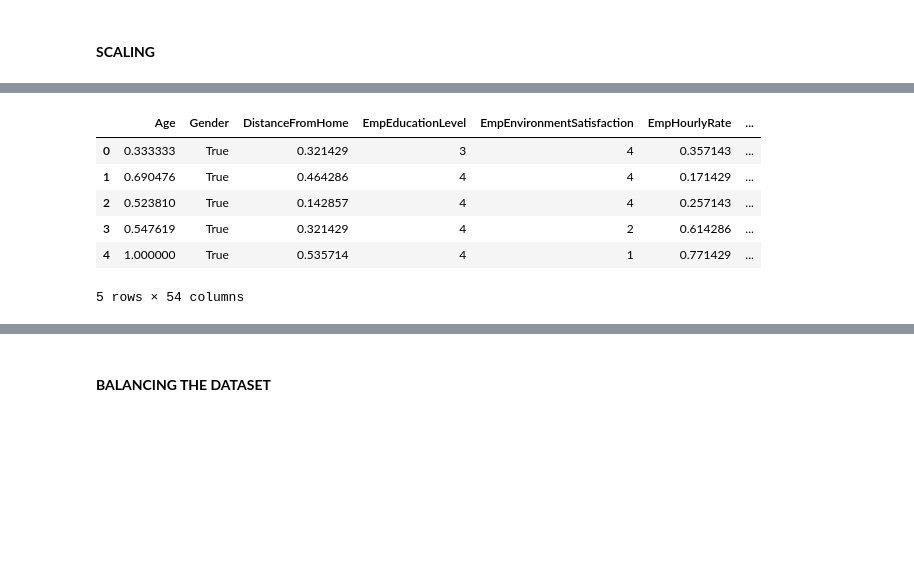
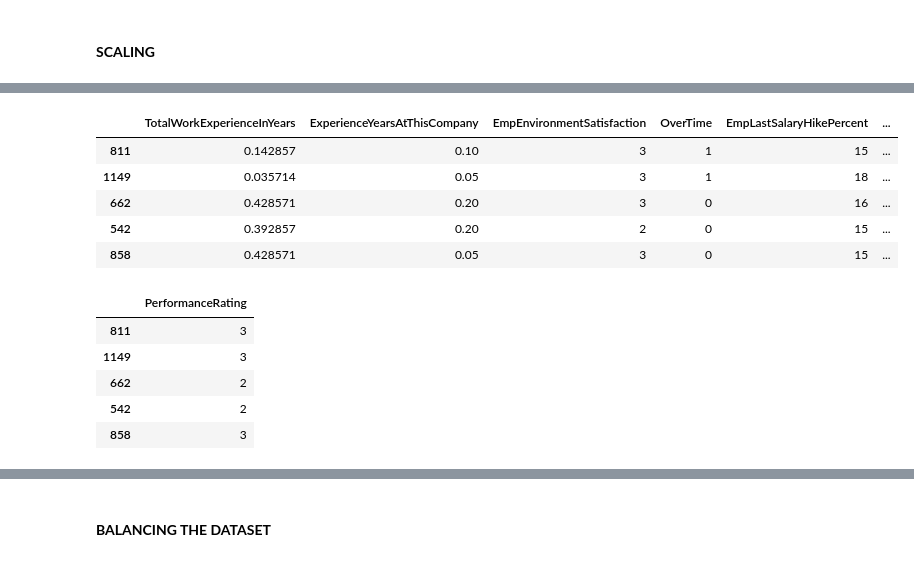
Before and after one commit to shanusaras/Employees_performance_analysis, a Jupyter notebook: src/models/train_model.ipynb, the cells around one changed output, grey strips where cells are left out. Drawn from its saved outputs; the diff is of its cells as text; code cells hidden in the pictures; blank space fills up the shorter version.

```diff
--- a/src/models/train_model.ipynb
+++ b/src/models/train_model.ipynb
@@ -186,0 +285,9 @@ ANOVA RESULTS:
+# %%
+# data_fs--> data after feature selection
+
+data_fs= data1[['TotalWorkExperienceInYears', 'ExperienceYearsAtThisCompany', 'EmpEnvironmentSatisfaction', 'OverTime', 'EmpLastSalaryHikePercent',
+                'EmpWorkLifeBalance', 'ExperienceYearsInCurrentRole', 'YearsSinceLastPromotion', 'YearsWithCurrManager', 'EducationBackground_Other',
+                'EmpDepartment_Development', 'EmpDepartment_Finance', 'EmpDepartment_Sales', 'EmpJobRole_Developer', 'EmpJobRole_Finance Manager',
+                'EmpJobRole_Manager', 'EmpJobRole_Research Scientist', 'EmpJobRole_Sales Executive', 'PerformanceRating']]
+
+data_fs.head()
@@ -187,9 +308,9 @@ ANOVA RESULTS:
 # %% [markdown]
 #### **SCALING**
 # %%
-# creaating a copy of encoded_data for scaling
+# creaating a copy of data_fs for scaling
 # mm_scaled_data-->MinMax scaled data
 
-mm_scaled_data= encoded_data.copy()
+mm_scaled_data= data_fs.copy()
 mm_scaled_data.head()
 # %% [output]
@@ -213,14 +357,25 @@ Index(['Age', 'DistanceFromHome', 'EmpHourlyRate',
 
 from sklearn.preprocessing import MinMaxScaler
 scaling= MinMaxScaler()
-mm_scaled_data[['Age','DistanceFromHome', 'EmpHourlyRate', 'TotalWorkExperienceInYears', 'ExperienceYearsAtThisCompany']]= scaling.fit_transform(mm_scaled_data[['Age', 'DistanceFromHome', 'EmpHourlyRate', 'TotalWorkExperienceInYears', 'ExperienceYearsAtThisCompany']])
+X_train[['TotalWorkExperienceInYears', 'ExperienceYearsAtThisCompany']]= scaling.fit_transform(X_train[['TotalWorkExperienceInYears', 'ExperienceYearsAtThisCompany']])
+X_test[['TotalWorkExperienceInYears', 'ExperienceYearsAtThisCompany']]= scaling.transform(X_test[['TotalWorkExperienceInYears', 'ExperienceYearsAtThisCompany']])
 # %%
-mm_scaled_data.head()
+X_test.head()
 # %% [output]
-|  | Age | Gender | DistanceFromHome | EmpEducationLevel | EmpEnvironmentSatisfaction | EmpHourlyRate | ... |
-| 0 | 0.333333 | True | 0.321429 | 3 | 4 | 0.357143 | ... |
-| 1 | 0.690476 | True | 0.464286 | 4 | 4 | 0.171429 | ... |
-| 2 | 0.523810 | True | 0.142857 | 4 | 4 | 0.257143 | ... |
-| 3 | 0.547619 | True | 0.321429 | 4 | 2 | 0.614286 | ... |
-| 4 | 1.000000 | True | 0.535714 | 4 | 1 | 0.771429 | ... |
+|  | TotalWorkExperienceInYears | ExperienceYearsAtThisCompany | EmpEnvironmentSatisfaction | OverTime | EmpLastSalaryHikePercent | ... |
+| 811 | 0.142857 | 0.10 | 3 | 1 | 15 | ... |
+| 1149 | 0.035714 | 0.05 | 3 | 1 | 18 | ... |
+| 662 | 0.428571 | 0.20 | 3 | 0 | 16 | ... |
+| 542 | 0.392857 | 0.20 | 2 | 0 | 15 | ... |
+| 858 | 0.428571 | 0.05 | 3 | 0 | 15 | ... |
-5 rows × 54 columns
+# %%
+# coverting y_test into a dataframe and storing test dataset as a separate csv file.
+y_test= pd.DataFrame(y_test, columns=['PerformanceRating'])
+y_test.head()
+# %% [output]
+|  | PerformanceRating |
+| 811 | 3 |
+| 1149 | 3 |
+| 662 | 2 |
+| 542 | 2 |
+| 858 | 3 |
```
Also changed, not shown: parts of 174 cells of this notebook.
